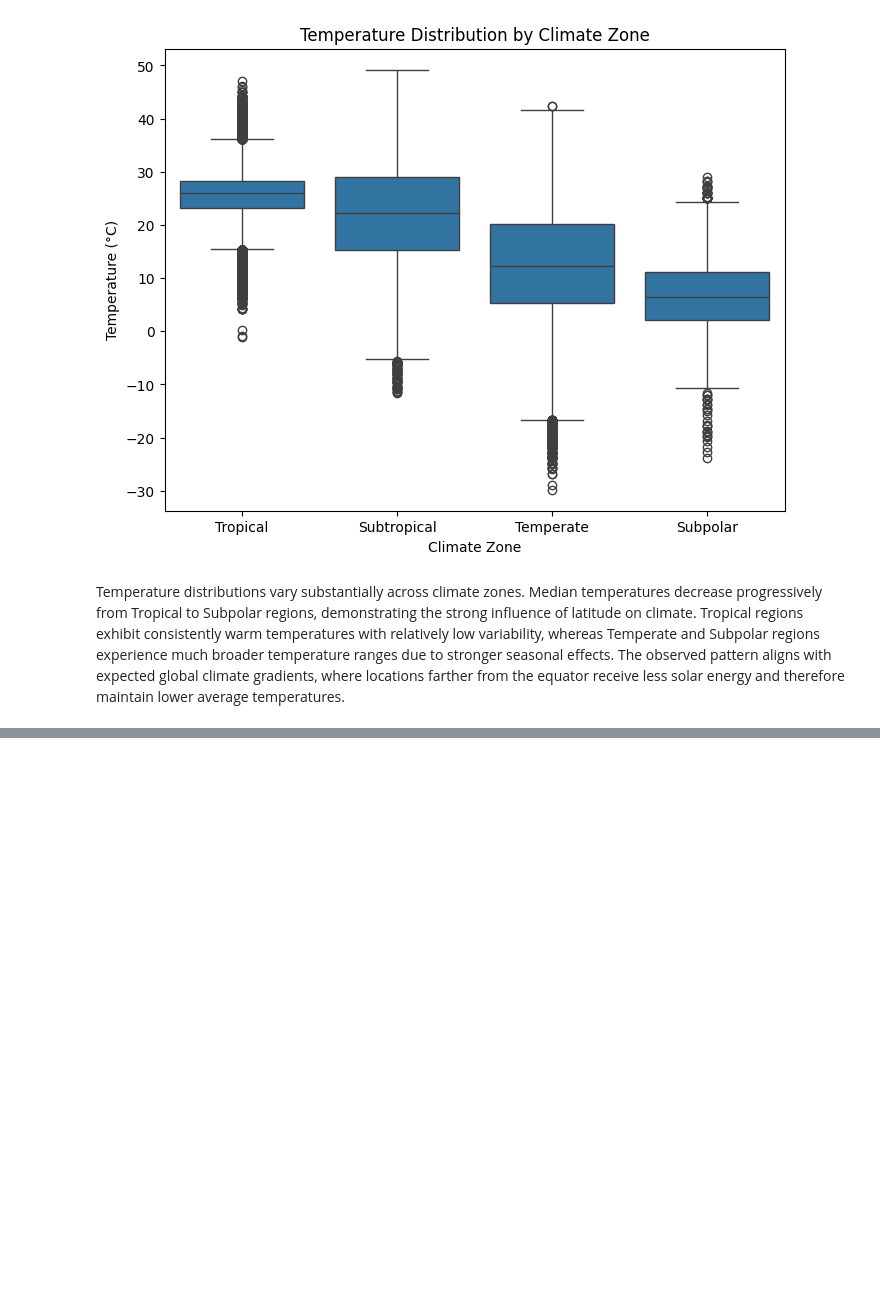
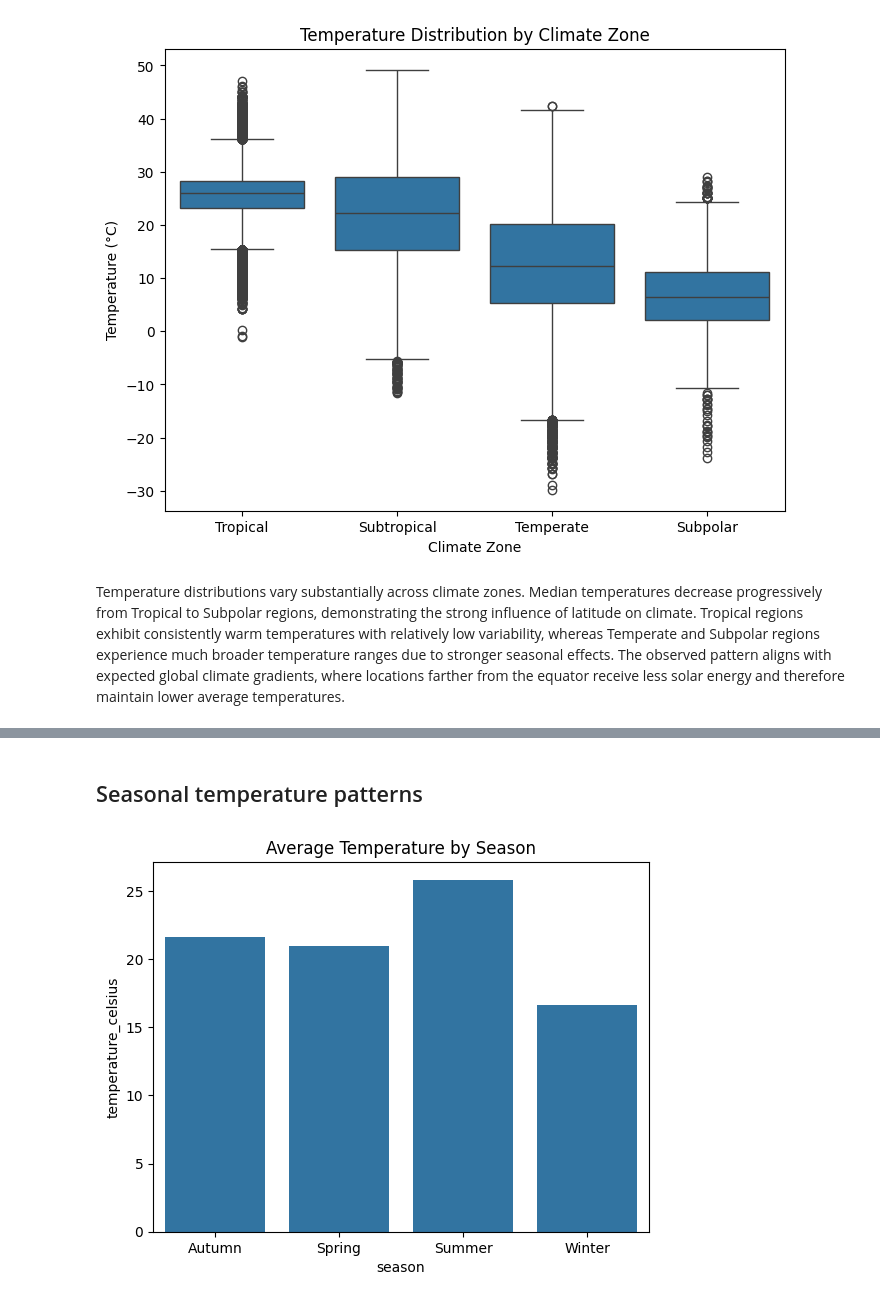
Before and after one commit to kgulbarg/Weather-Forecast-DS, a Jupyter notebook: global_weather_eda_domain_exploration.ipynb, the cells around one changed output, grey strips where cells are left out. Cells and saved outputs as stored; diff of their text form; code cells hidden in the pictures; blank space fills up the shorter version.

```diff
--- a/global_weather_eda_domain_exploration.ipynb
+++ b/global_weather_eda_domain_exploration.ipynb
@@ -404,0 +469,31 @@ plt.show()
+# %% [markdown]
+## Seasonal temperature patterns
+# %%
+def get_season(month):
+    if month in [12, 1, 2]:
+        return 'Winter'
+    elif month in [3, 4, 5]:
+        return 'Spring'
+    elif month in [6, 7, 8]:
+        return 'Summer'
+    else:
+        return 'Autumn'
+
+df['season'] = df['last_updated'].dt.month.apply(get_season)
+
+season_avg = (
+    df.groupby('season')['temperature_celsius']
+    .mean()
+    .reset_index()
+)
+
+sns.barplot(
+    data=season_avg,
+    x='season',
+    y='temperature_celsius'
+)
+
+plt.title('Average Temperature by Season')
+plt.show()
+# %% [output]
+[figure, added]
```
Also changed, not shown: parts of 24 cells of this notebook.
